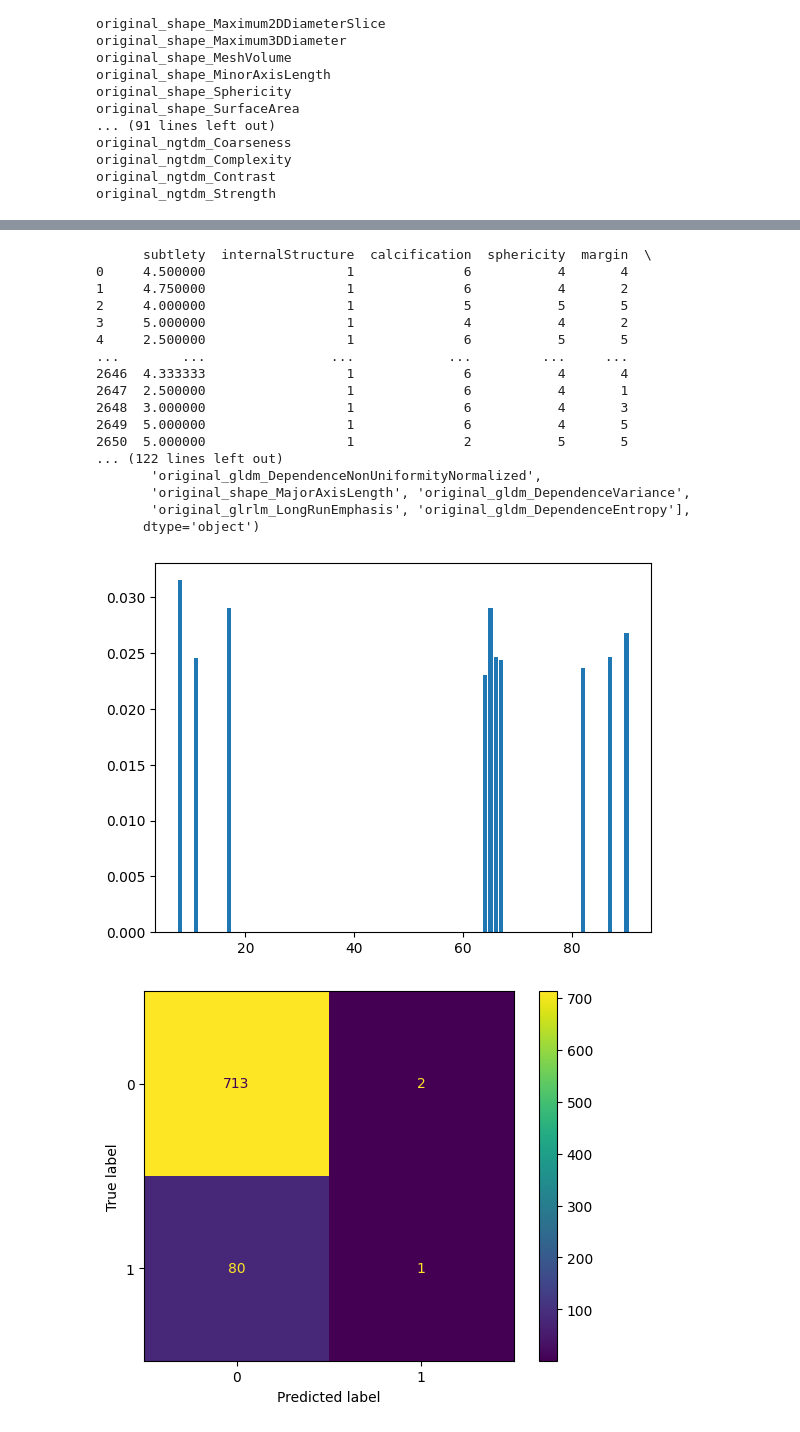
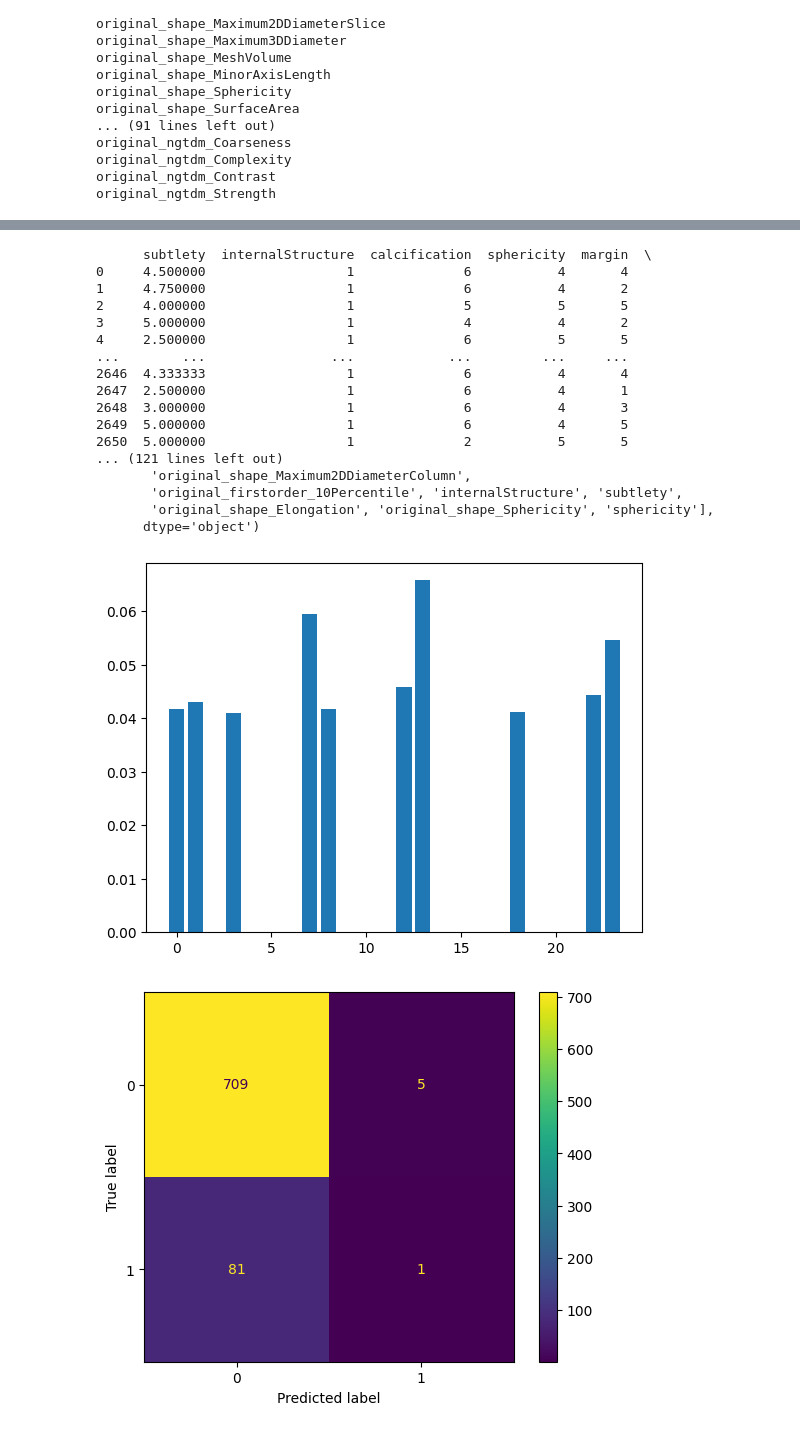
Before and after one commit to guilhermevaz8/LungCancer, a Jupyter notebook: LabIACD.ipynb, the cells around one changed output, grey strips where cells are left out. Cells and saved outputs as stored; diff of their text form; code cells hidden in the pictures.

```diff
--- a/LabIACD.ipynb
+++ b/LabIACD.ipynb
@@ -379,9 +379,9 @@ Features Contínuas:  ['original_shape_LeastAxisLength', 'original_shape_MajorAx
 # Inicialize o StandardScaler
 scaler = StandardScaler()
 # Ajuste e transforme as colunas contínuas
-df_continuous_scaled = scaler.fit_transform(X[features_continuas])
+feat_scaled = scaler.fit_transform(X[features_continuas])
 # %%
-X_train, X_test, y_train, y_test = train_test_split(X, y, test_size=0.3)
+X_train, X_test, y_train, y_test = train_test_split(feat_scaled, y, test_size=0.3)
 print(X)
 print(X.columns)
 
@@ -400,39 +400,39 @@ importancias = rf_model.feature_importances_
 
 # Se você deseja identificar as características mais importantes
 n_caracteristicas = 10  # Especifique o número de características mais importantes a serem mostradas
 indices_caracteristicas_importantes = importancias.argsort()[-n_caracteristicas:][::-1]
 print('Índices das Características Mais Importantes:', indices_caracteristicas_importantes)
 print('colunas importantes: ', X.columns[indices_caracteristicas_importantes])
 x_label=indices_caracteristicas_importantes
 y_labels=importancias[indices_caracteristicas_importantes]
 fig, ax = plt.subplots()
 ax.bar(x_label,y_labels)
 
 plt.show()
 
 cm = confusion_matrix(y_test, y_pred)
 
 ConfusionMatrixDisplay(confusion_matrix=cm).plot();
 # %% [output]
       subtlety  internalStructure  calcification  sphericity  margin  \
 0     4.500000                  1              6           4       4
 1     4.750000                  1              6           4       2
 2     4.000000                  1              5           5       5
 3     5.000000                  1              4           4       2
 4     2.500000                  1              6           5       5
 ...        ...                ...            ...         ...     ...
 2646  4.333333                  1              6           4       4
 2647  2.500000                  1              6           4       1
 2648  3.000000                  1              6           4       3
 2649  5.000000                  1              6           4       5
 2650  5.000000                  1              2           5       5
-... (122 lines left out)
-       'original_gldm_DependenceNonUniformityNormalized',
-       'original_shape_MajorAxisLength', 'original_gldm_DependenceVariance',
-       'original_glrlm_LongRunEmphasis', 'original_gldm_DependenceEntropy'],
+... (121 lines left out)
+       'original_shape_Maximum2DDiameterColumn',
+       'original_firstorder_10Percentile', 'internalStructure', 'subtlety',
+       'original_shape_Elongation', 'original_shape_Sphericity', 'sphericity'],
       dtype='object')
-[figure, old version]
+[figure, new version]
-[figure, old version]
+[figure, new version]
 # %%
 accuracy = accuracy_score(y_test, y_pred)
 precision = precision_score(y_test, y_pred)
```
Also changed, not shown: parts of 17 cells of this notebook.
